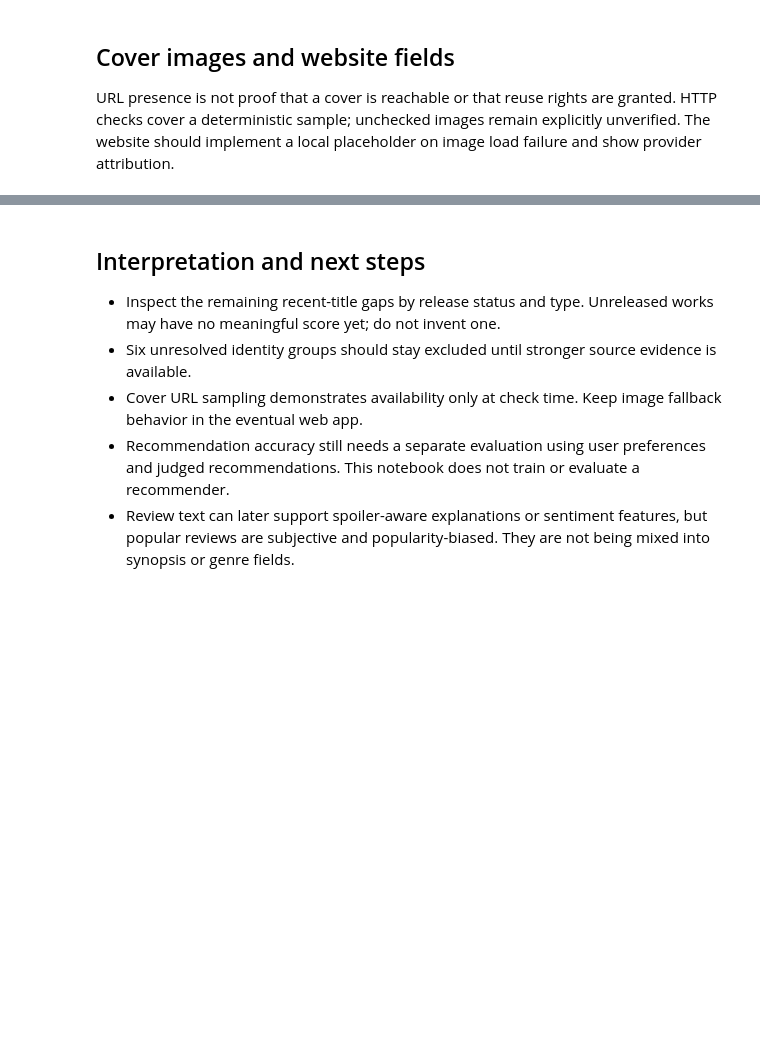
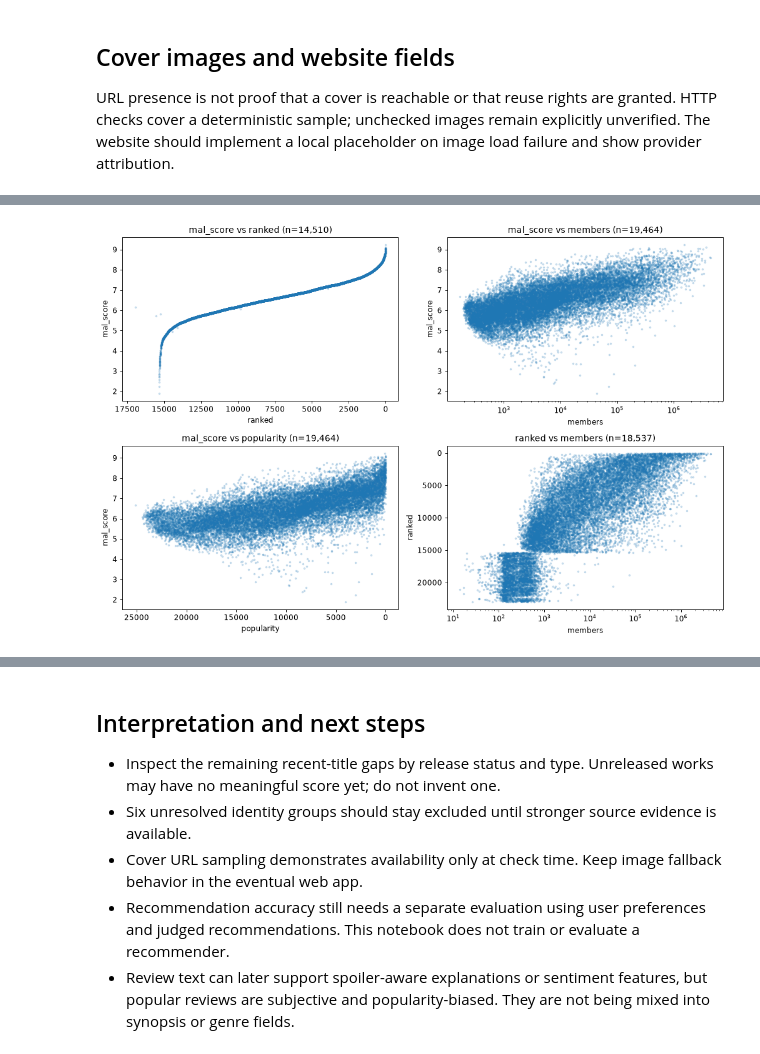
Before and after one commit to BrendenBrahier/anime-recommender, a Jupyter notebook: notebooks/EDA.ipynb, the cells around one changed output, grey strips where cells are left out. Saved outputs shown, nothing was run; the diff lists cells and outputs as text; code cells hidden in the pictures; blank space fills up the shorter version.

Commit message:
Restore exploratory notebook analyses and retain executed tables and charts (#33)

```diff
--- a/notebooks/EDA.ipynb
+++ b/notebooks/EDA.ipynb
@@ -18,3 +20,7 @@ assert anime.anime_id.is_unique
 assert len(anime) == report['catalog_entries']
 print(f"Catalog entries: {len(anime):,}; base snapshot: {report['source_last_update']}")
 display(anime[['anime_id','name_english','year','status','aggregate_score','mal_score']].head())
+pd.set_option('display.max_rows', 20)
+pd.set_option('display.max_columns', 12)
+pd.set_option('display.max_colwidth', 65)
+plt.rcParams.update({'figure.dpi': 85, 'font.size': 10})
@@ -93,0 +245,15 @@ print('Website export verified:', len(web), 'records')
+# %%
+mal = anime.loc[anime.mal_id.notna() & ~anime.ambiguous_mal_mapping].copy()
+for col in ['ranked','popularity','members']:
+    mal[col] = pd.to_numeric(mal[col], errors='coerce').where(lambda s: s > 0)
+fig, axes = plt.subplots(2,2,figsize=(12,8))
+for ax, (x,y) in zip(axes.flat, [('ranked','mal_score'),('members','mal_score'),('popularity','mal_score'),('members','ranked')]):
+    points = mal.dropna(subset=[x,y])
+    ax.scatter(points[x],points[y],s=4,alpha=.2,rasterized=True)
+    ax.set(xlabel=x, ylabel=y, title=f'{y} vs {x} (n={len(points):,})')
+    if x == 'members': ax.set_xscale('log')
+    if x in ['ranked','popularity']: ax.invert_xaxis()
+    if y == 'ranked': ax.invert_yaxis()
+plt.tight_layout(); plt.show()
+# %% [output]
+[figure, added]
```
Also changed, not shown: parts of 24 cells of this notebook, 1 other file.
